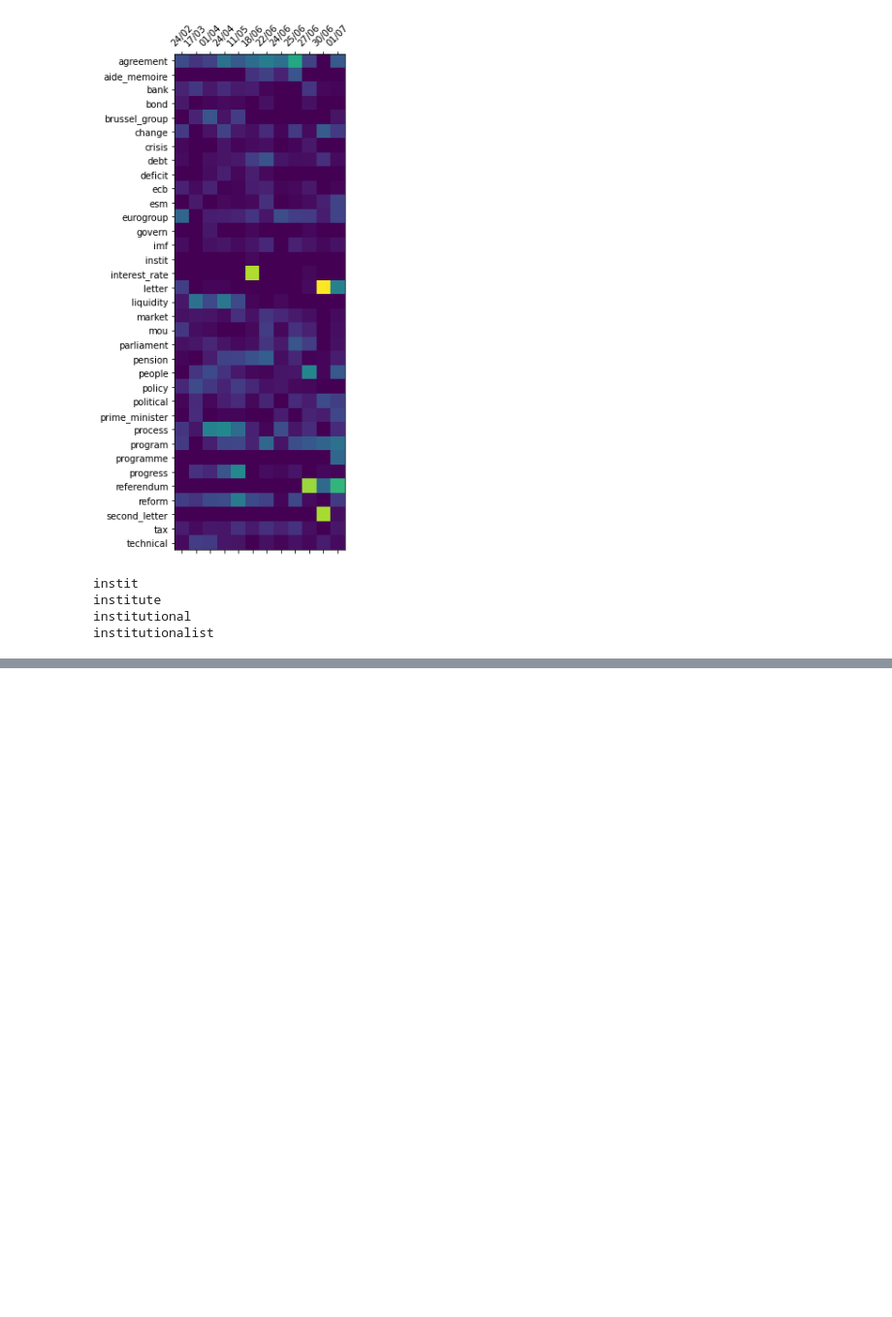
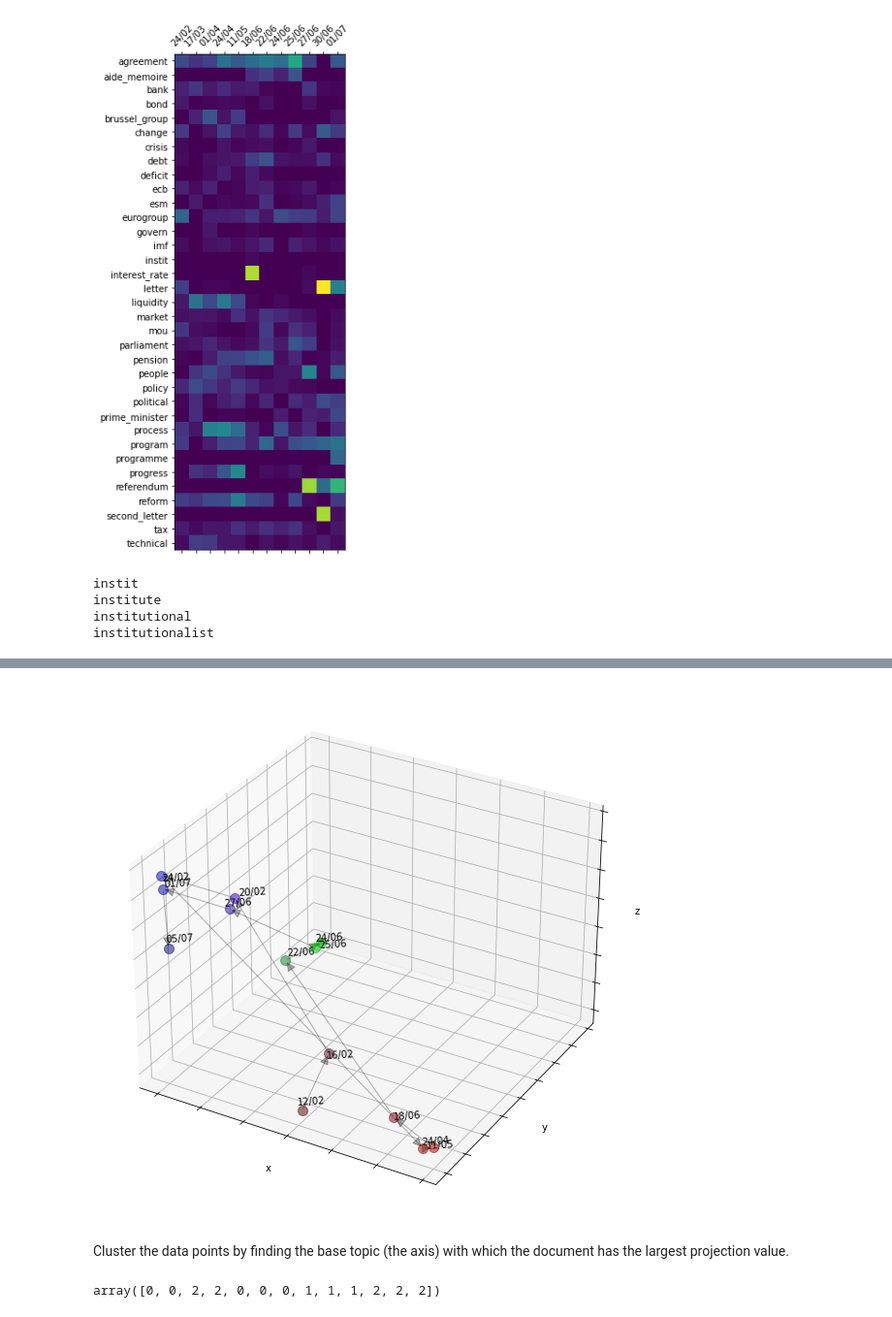
Before and after one commit to ariansajina/master-thesis, a Jupyter notebook: notebooks/tfidf-nnmf.ipynb, the cells around one changed output, grey strips where cells are left out. Shown at 97% size. Cells and saved outputs as stored; diff of their text form; code cells hidden in the pictures; blank space fills up the shorter version.

```diff
--- a/notebooks/tfidf-nnmf.ipynb
+++ b/notebooks/tfidf-nnmf.ipynb
@@ -901,0 +1183,80 @@ institutionalist
+# %%
+# from: https://stackoverflow.com/questions/22867620/putting-arrowheads-on-vectors-in-matplotlibs-3d-plot
+
+from matplotlib.patches import FancyArrowPatch
+from mpl_toolkits.mplot3d import proj3d
+
+class Arrow3D(FancyArrowPatch):
+    def __init__(self, xs, ys, zs, *args, **kwargs):
+        FancyArrowPatch.__init__(self, (0,0), (0,0), *args, **kwargs)
+        self._verts3d = xs, ys, zs
+
+    def draw(self, renderer):
+        xs3d, ys3d, zs3d = self._verts3d
+        xs, ys, zs = proj3d.proj_transform(xs3d, ys3d, zs3d, renderer.M)
+        self.set_positions((xs[0],ys[0]),(xs[1],ys[1]))
+        FancyArrowPatch.draw(self, renderer)
+# %%
+import matplotlib.pyplot as plt
+from mpl_toolkits.mplot3d import Axes3D
+
+fig = plt.figure(figsize=(10,10))
+ax = fig.add_subplot(111, projection='3d')
+
+# remove axis ticks
+ax.xaxis.set_ticklabels([])
+ax.yaxis.set_ticklabels([])
+ax.zaxis.set_ticklabels([])
+
+ax.set_xlabel('x')
+ax.set_ylabel('y')
+ax.set_zlabel('z')
+
+for i, label in enumerate(dates):
+
+    point = W[i,:]
+
+    # plot
+    x,y,z = point
+    c = (min(max(x,0),1),min(max(y,0),1),min(max(z,0),1))
+    ax.scatter( x, y, z,
+                color=c,
+                edgecolor=None,
+                alpha=0.5,
+                s=100)
+
+    # annotate
+    jx, jy, jz = np.random.normal(0, 0.01, 3)
+    ax.text(x + jx,
+            y + jy,
+            z + jz,
+            pd.to_datetime(label).strftime('%d/%m'),
+            zdir=(1,1,0))
+
+    # add arrow
+    if i>0:
+        previous_point = W[i-1,:]
+        px, py, pz = previous_point
+        #ax.arrow((px,x),(py,y),(pz,z),
+        #        color='black',
+        #        arrowstyle='-|>')
+        #ax.quiver(px,py,pz,
+        #          x,y,z,
+        #          color='black',
+        #          alpha=0.3,
+        #          lw=2)
+        arrow = Arrow3D([px,x],[py,y],[pz,z],
+                        mutation_scale=20,
+                        lw=1,
+                        arrowstyle='-|>',
+                        color='k',
+                        alpha=0.3)
+        ax.add_artist(arrow)
+# %% [output]
+[figure, added]
+# %% [markdown]
+Cluster the data points by finding the base topic (the axis) with which the document has the largest projection value.
+# %%
+np.apply_along_axis(np.argmax,1,W)
+# %% [output]
+array([0, 0, 2, 2, 0, 0, 0, 1, 1, 1, 2, 2, 2])
```
Also changed, not shown: parts of 57 cells of this notebook.
